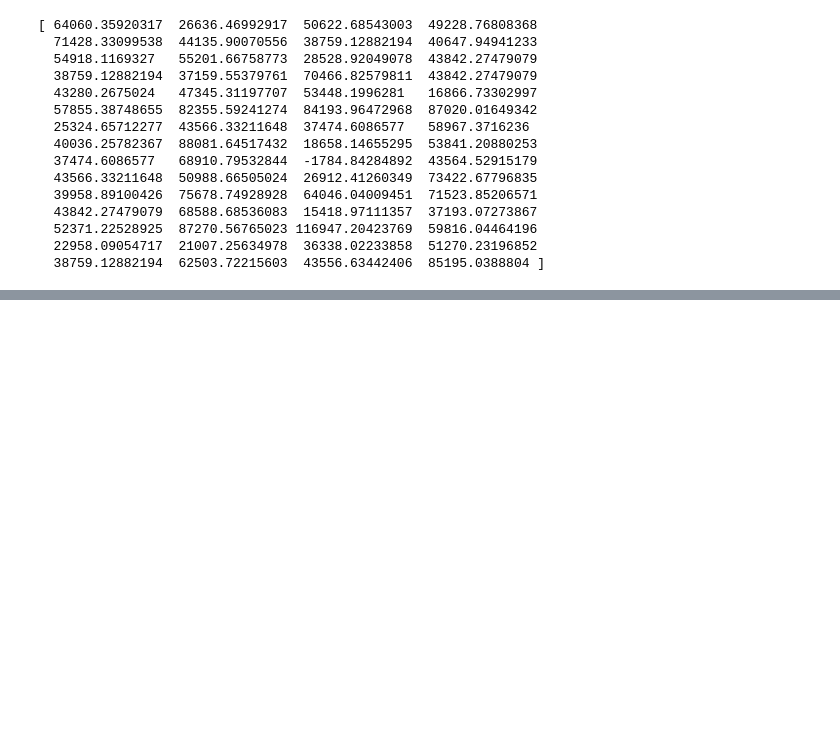
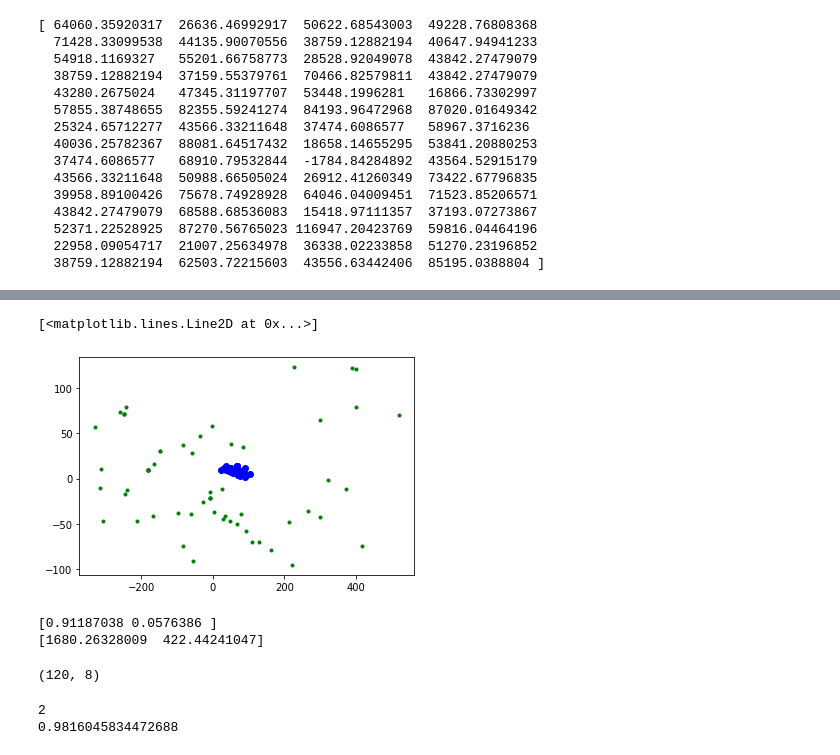
Before and after one commit to Daivar/ML-models-training, a Jupyter notebook: ElectricCars.ipynb, the cells around one changed output, grey strips where cells are left out. Drawn from its saved outputs; the diff is of its cells as text; code cells hidden in the pictures; blank space fills up the shorter version.

```diff
--- a/ElectricCars.ipynb
+++ b/ElectricCars.ipynb
@@ -447,0 +582,7 @@ print(predictions)
+# %%
+import numpy as np
+from sklearn.decomposition import PCA
+
+X = np.array(X_test)
+pca = PCA(n_components=2)
+comps = pca.fit_transform(X)
@@ -447,0 +636,28 @@ print(predictions)
+# %%
+import matplotlib.pyplot as plt
+
+plt.plot(X[:, 0], X[:,1], 'bo')
+plt.plot(comps[:, 0], comps[:, 1], 'g.')
+# %% [output]
+[<matplotlib.lines.Line2D at 0x...>]
+[figure, added]
+# %%
+print(pca.explained_variance_ratio_)
+print(pca.singular_values_)
+# %% [output]
+[0.91187038 0.0576386 ]
+[1680.26328009  422.44241047]
+# %%
+len(pca.explained_variance_ratio_)
+print(X_train.shape)
+# %% [output]
+(120, 8)
+# %%
+pca = PCA(n_components=0.95)
+X_reduced = pca.fit_transform(X_train)
+
+print(pca.n_components_)
+print(np.sum(pca.explained_variance_ratio_))
+# %% [output]
+2
+0.9816045834472688
```
Also changed, not shown: parts of 20 cells of this notebook.
